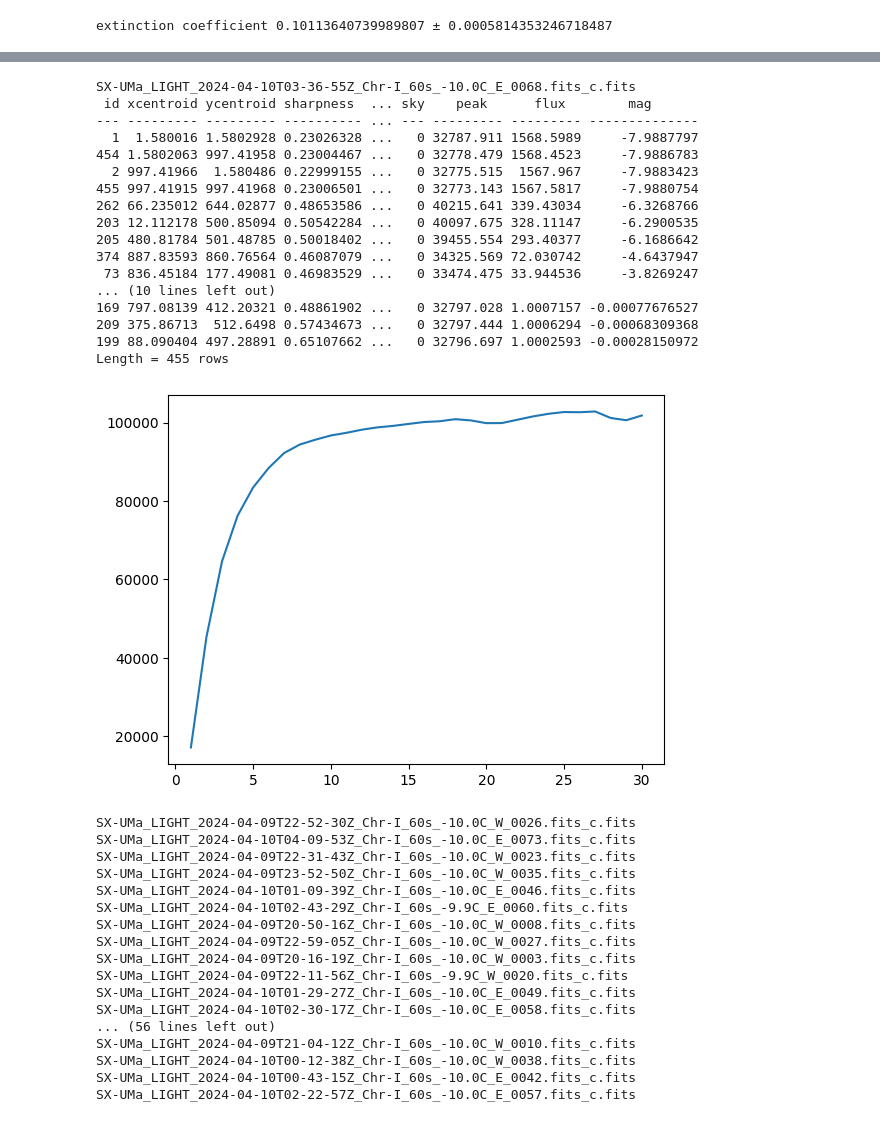
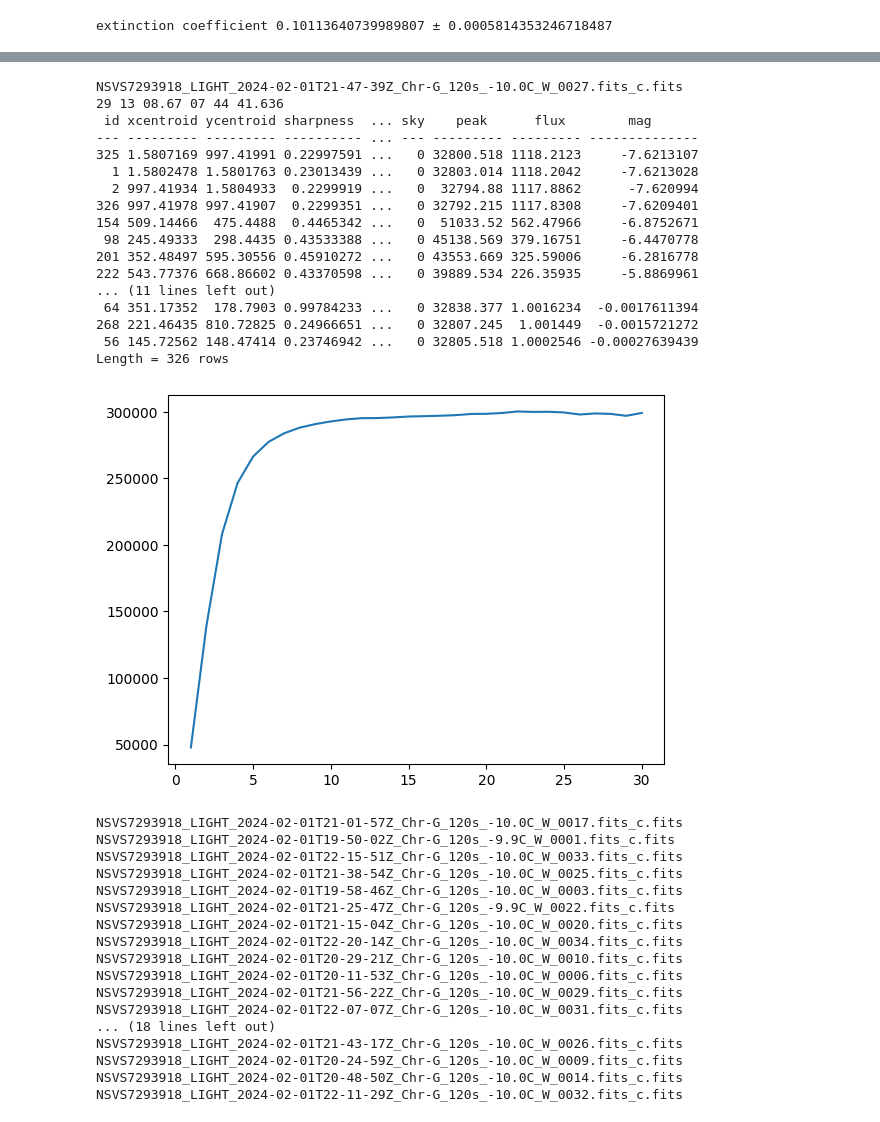
Before and after one commit to lewismcnish/Astronomy, a Jupyter notebook: Year_3/air_mass_plots.ipynb, the cells around one changed output, grey strips where cells are left out. Drawn from its saved outputs; the diff is of its cells as text; code cells hidden in the pictures.

```diff
--- a/Year_3/air_mass_plots.ipynb
+++ b/Year_3/air_mass_plots.ipynb
@@ -4,6 +4,7 @@ import matplotlib.pyplot as plt
 from scipy.optimize import curve_fit
 import pandas as pd
 import numpy as np
+plt.style.use('report.mplstyle')
 # %%
 ext_coef = []
 def linear(x,m,c):
@@ -82,40 +61,39 @@ Solving..........Success
 # %%
 from photometry import photometry
-
-photometry('SX UMa','CHr I',14,6,False)
+photometry('NSVS7293918','Chr G', 9, 4,False)
 # %% [output]
-SX-UMa_LIGHT_2024-04-10T03-36-55Z_Chr-I_60s_-10.0C_E_0068.fits_c.fits
+NSVS7293918_LIGHT_2024-02-01T21-47-39Z_Chr-G_120s_-10.0C_W_0027.fits_c.fits
+29 13 08.67 07 44 41.636
  id xcentroid ycentroid sharpness  ... sky    peak      flux        mag
 --- --------- --------- ---------- ... --- --------- --------- --------------
-  1  1.580016 1.5802928 0.23026328 ...   0 32787.911 1568.5989     -7.9887797
-454 1.5802063 997.41958 0.23004467 ...   0 32778.479 1568.4523     -7.9886783
-  2 997.41966  1.580486 0.22999155 ...   0 32775.515  1567.967     -7.9883423
-455 997.41915 997.41968 0.23006501 ...   0 32773.143 1567.5817     -7.9880754
-262 66.235012 644.02877 0.48653586 ...   0 40215.641 339.43034     -6.3268766
-203 12.112178 500.85094 0.50542284 ...   0 40097.675 328.11147     -6.2900535
-205 480.81784 501.48785 0.50018402 ...   0 39455.554 293.40377     -6.1686642
-374 887.83593 860.76564 0.46087079 ...   0 34325.569 72.030742     -4.6437947
- 73 836.45184 177.49081 0.46983529 ...   0 33474.475 33.944536     -3.8269247
-... (10 lines left out)
-169 797.08139 412.20321 0.48861902 ...   0 32797.028 1.0007157 -0.00077676527
-209 375.86713  512.6498 0.57434673 ...   0 32797.444 1.0006294 -0.00068309368
-199 88.090404 497.28891 0.65107662 ...   0 32796.697 1.0002593 -0.00028150972
-Length = 455 rows
+325 1.5807169 997.41991 0.22997591 ...   0 32800.518 1118.2123     -7.6213107
+  1 1.5802478 1.5801763 0.23013439 ...   0 32803.014 1118.2042     -7.6213028
+  2 997.41934 1.5804933  0.2299919 ...   0  32794.88 1117.8862      -7.620994
+326 997.41978 997.41907  0.2299351 ...   0 32792.215 1117.8308     -7.6209401
+154 509.14466  475.4488  0.4465342 ...   0  51033.52 562.47966     -6.8752671
+ 98 245.49333  298.4435 0.43533388 ...   0 45138.569 379.16751     -6.4470778
+201 352.48497 595.30556 0.45910272 ...   0 43553.669 325.59006     -6.2816778
+222 543.77376 668.86602 0.43370598 ...   0 39889.534 226.35935     -5.8869961
+... (11 lines left out)
+ 64 351.17352  178.7903 0.99784233 ...   0 32838.377 1.0016234  -0.0017611394
+268 221.46435 810.72825 0.24966651 ...   0 32807.245  1.001449  -0.0015721272
+ 56 145.72562 148.47414 0.23746942 ...   0 32805.518 1.0002546 -0.00027639439
+Length = 326 rows
-[figure, old version]
+[figure, new version]
-SX-UMa_LIGHT_2024-04-09T22-52-30Z_Chr-I_60s_-10.0C_W_0026.fits_c.fits
-SX-UMa_LIGHT_2024-04-10T04-09-53Z_Chr-I_60s_-10.0C_E_0073.fits_c.fits
-SX-UMa_LIGHT_2024-04-09T22-31-43Z_Chr-I_60s_-10.0C_W_0023.fits_c.fits
-SX-UMa_LIGHT_2024-04-09T23-52-50Z_Chr-I_60s_-10.0C_W_0035.fits_c.fits
-SX-UMa_LIGHT_2024-04-10T01-09-39Z_Chr-I_60s_-10.0C_E_0046.fits_c.fits
-SX-UMa_LIGHT_2024-04-10T02-43-29Z_Chr-I_60s_-9.9C_E_0060.fits_c.fits
-SX-UMa_LIGHT_2024-04-09T20-50-16Z_Chr-I_60s_-10.0C_W_0008.fits_c.fits
-SX-UMa_LIGHT_2024-04-09T22-59-05Z_Chr-I_60s_-10.0C_W_0027.fits_c.fits
-SX-UMa_LIGHT_2024-04-09T20-16-19Z_Chr-I_60s_-10.0C_W_0003.fits_c.fits
-SX-UMa_LIGHT_2024-04-09T22-11-56Z_Chr-I_60s_-9.9C_W_0020.fits_c.fits
-SX-UMa_LIGHT_2024-04-10T01-29-27Z_Chr-I_60s_-10.0C_E_0049.fits_c.fits
-SX-UMa_LIGHT_2024-04-10T02-30-17Z_Chr-I_60s_-10.0C_E_0058.fits_c.fits
-... (56 lines left out)
-SX-UMa_LIGHT_2024-04-09T21-04-12Z_Chr-I_60s_-10.0C_W_0010.fits_c.fits
-SX-UMa_LIGHT_2024-04-10T00-12-38Z_Chr-I_60s_-10.0C_W_0038.fits_c.fits
-SX-UMa_LIGHT_2024-04-10T00-43-15Z_Chr-I_60s_-10.0C_E_0042.fits_c.fits
-SX-UMa_LIGHT_2024-04-10T02-22-57Z_Chr-I_60s_-10.0C_E_0057.fits_c.fits
+NSVS7293918_LIGHT_2024-02-01T21-01-57Z_Chr-G_120s_-10.0C_W_0017.fits_c.fits
+NSVS7293918_LIGHT_2024-02-01T19-50-02Z_Chr-G_120s_-9.9C_W_0001.fits_c.fits
+NSVS7293918_LIGHT_2024-02-01T22-15-51Z_Chr-G_120s_-10.0C_W_0033.fits_c.fits
+NSVS7293918_LIGHT_2024-02-01T21-38-54Z_Chr-G_120s_-10.0C_W_0025.fits_c.fits
+NSVS7293918_LIGHT_2024-02-01T19-58-46Z_Chr-G_120s_-10.0C_W_0003.fits_c.fits
+NSVS7293918_LIGHT_2024-02-01T21-25-47Z_Chr-G_120s_-9.9C_W_0022.fits_c.fits
+NSVS7293918_LIGHT_2024-02-01T21-15-04Z_Chr-G_120s_-10.0C_W_0020.fits_c.fits
+NSVS7293918_LIGHT_2024-02-01T22-20-14Z_Chr-G_120s_-10.0C_W_0034.fits_c.fits
+NSVS7293918_LIGHT_2024-02-01T20-29-21Z_Chr-G_120s_-10.0C_W_0010.fits_c.fits
+NSVS7293918_LIGHT_2024-02-01T20-11-53Z_Chr-G_120s_-10.0C_W_0006.fits_c.fits
+NSVS7293918_LIGHT_2024-02-01T21-56-22Z_Chr-G_120s_-10.0C_W_0029.fits_c.fits
+NSVS7293918_LIGHT_2024-02-01T22-07-07Z_Chr-G_120s_-10.0C_W_0031.fits_c.fits
+... (18 lines left out)
+NSVS7293918_LIGHT_2024-02-01T21-43-17Z_Chr-G_120s_-10.0C_W_0026.fits_c.fits
+NSVS7293918_LIGHT_2024-02-01T20-24-59Z_Chr-G_120s_-10.0C_W_0009.fits_c.fits
+NSVS7293918_LIGHT_2024-02-01T20-48-50Z_Chr-G_120s_-10.0C_W_0014.fits_c.fits
+NSVS7293918_LIGHT_2024-02-01T22-11-29Z_Chr-G_120s_-10.0C_W_0032.fits_c.fits
```
Also changed, not shown: parts of 4 cells of this notebook, 10 other files.
